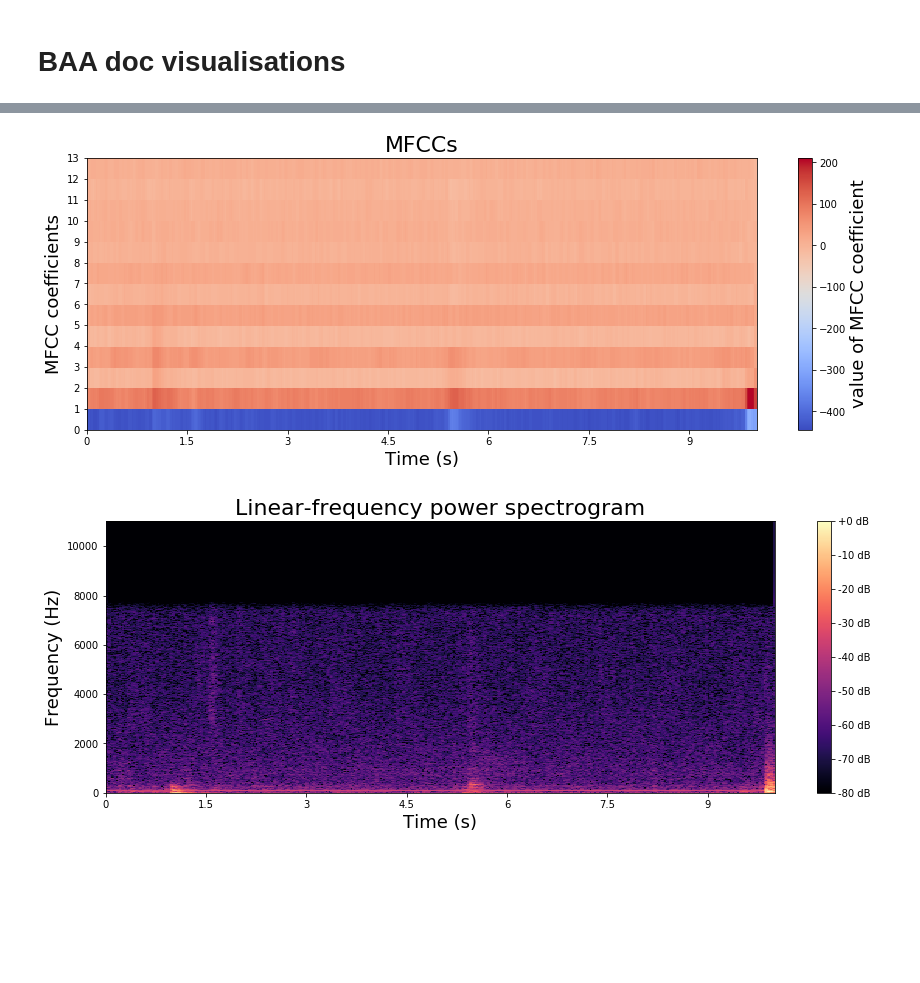
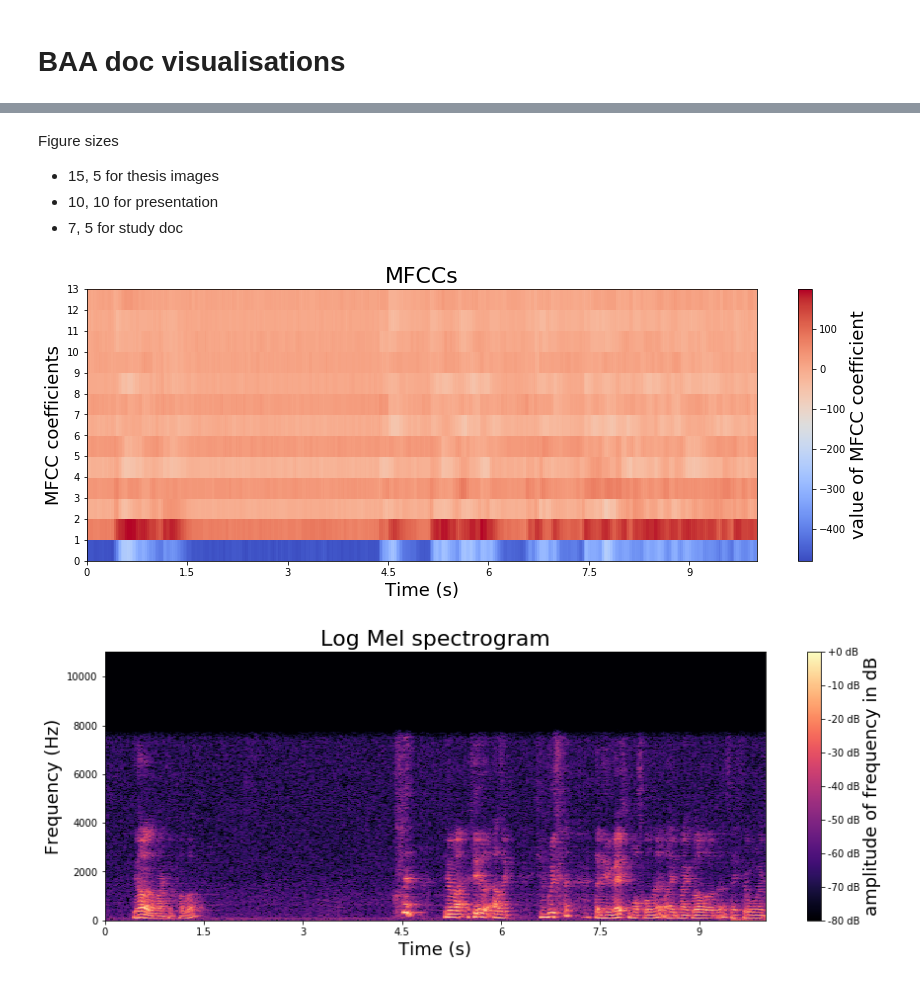
Before and after one commit to FabianGroeger96/deep-embedded-music, a Jupyter notebook: notebooks/thesis_visualisations.ipynb, the cells around one changed output, grey strips where cells are left out. Saved outputs shown, nothing was run; the diff lists cells and outputs as text; code cells hidden in the pictures; blank space fills up the shorter version.

```diff
--- a/notebooks/thesis_visualisations.ipynb
+++ b/notebooks/thesis_visualisations.ipynb
@@ -8,6 +27,5 @@ import numpy as np
 # %%
-example_file_path = "/tf/data/DCASE18-Task5-development/audio/DevNode1_ex1_1.wav"
+example_file_path = "/home/jovyan/work/data/DCASE18-Task5-development/audio/DevNode3_ex217_59.wav"
 y, sr = librosa.load(example_file_path)
-librosa.feature.mfcc(y=y, sr=sr)
-sr
+IPython.display.Audio(y, rate=sr)
 # %% [output]
@@ -15,3 +33,8 @@ sr
+# %% [markdown]
+Figure sizes
+- 15, 5 for thesis images
+- 10, 10 for presentation
+- 7, 5 for study doc
 # %%
 # Get more components
 mfccs = librosa.feature.mfcc(y=y, sr=sr, n_mfcc=13)
@@ -27,20 +50,25 @@ plt.yticks(np.arange(0, 14, 1.0))
 plt.xlabel('Time (s)', fontsize=18)
 plt.ylabel('MFCC coefficients', fontsize=18)
 plt.title('MFCCs', fontsize=22)
+plt.savefig('mfccs.png', dpi=200, format='png', bbox_inches='tight')
 plt.show()
 # %% [output]
-[figure, old version]
+[figure, new version]
 # %%
 D = librosa.amplitude_to_db(np.abs(librosa.stft(y)), ref=np.max)
 plt.figure(figsize=(15, 5))
 librosa.display.specshow(D, y_axis='linear', x_axis='time')
-plt.colorbar(format='%+2.0f dB')
-plt.title('Linear-frequency power spectrogram', fontsize=22)
+
+clb = plt.colorbar(format='%+2.0f dB')
+clb.set_label('amplitude of frequency in dB', fontsize=18)
+
+plt.title('Log Mel spectrogram', fontsize=22)
 plt.xlabel('Time (s)', fontsize=18)
 plt.ylabel('Frequency (Hz)', fontsize=18)
+plt.savefig('log_mel_spectrogram.png', dpi=200, format='png', bbox_inches='tight')
 plt.show()
 # %% [output]
-[figure, old version]
+[figure, new version]
 # %%
 plt.figure(figsize=(15, 5))
 librosa.display.waveplot(y, sr=sr)
```
Also changed, not shown: parts of 11 cells of this notebook, 7 other files.
